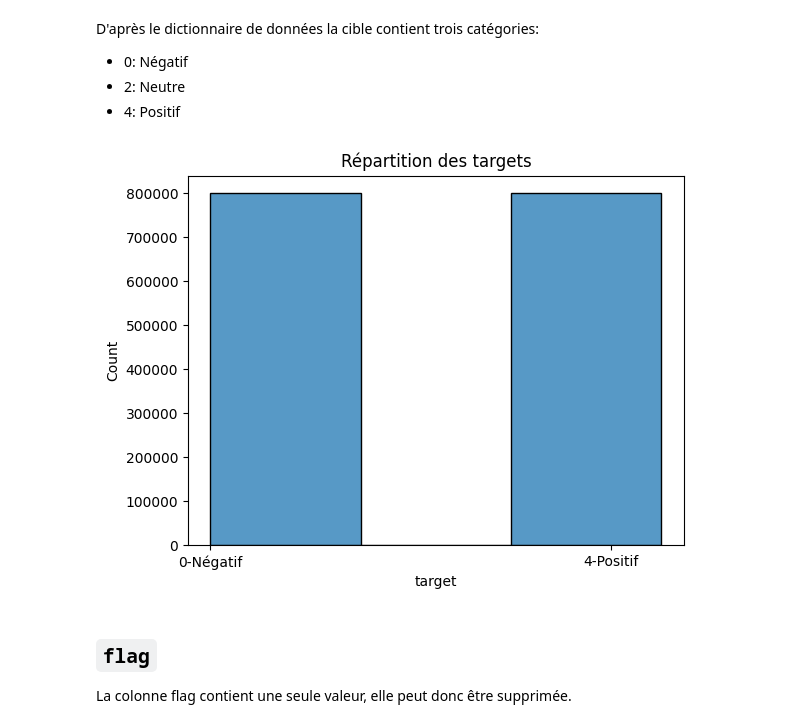
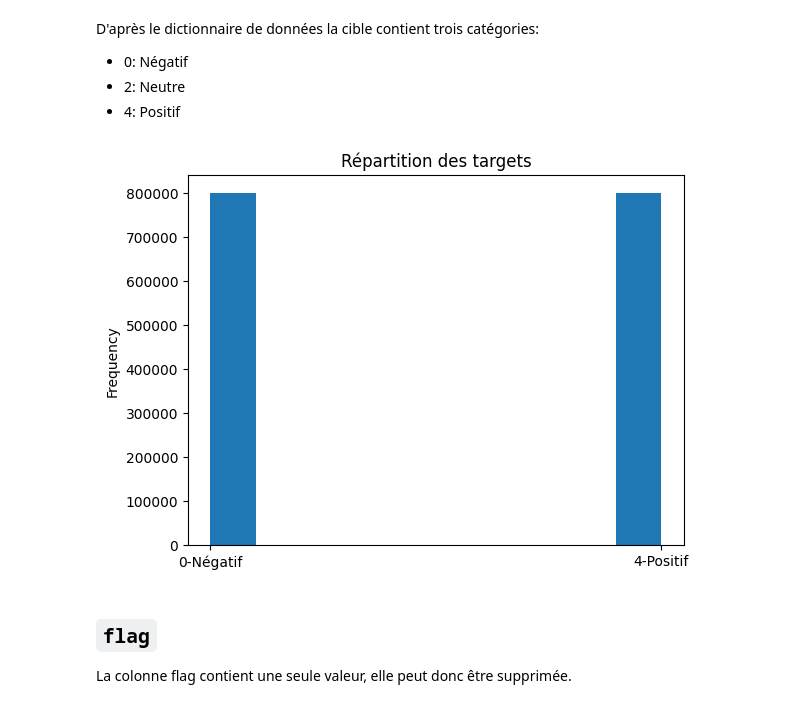
Before and after one commit to pjcggf/P7_Bad_Buzz, a Jupyter notebook: notebook.ipynb, the cells around one changed output. Drawn from its saved outputs; the diff is of its cells as text; code cells hidden in the pictures.

```diff
--- a/notebook.ipynb
+++ b/notebook.ipynb
@@ -227,7 +209,7 @@ client = mlflow.MlflowClient(tracking_uri="http://127.0.0.1:8080")
 # Import des données
 # %%
 DATASET_COLUMNS = ["target", "ids", "date", "flag", "user", "text"]
-df = pd.read_csv('./data/training.1600000.processed.noemoticon.csv', encoding='latin', header=None, names=DATASET_COLUMNS)
+df = pd.read_csv('./p7_global/data/training.1600000.processed.noemoticon.csv', encoding='latin', header=None, names=DATASET_COLUMNS)
 df.sample(5, random_state=32)
 # %% [output]
 |  | target | ids | date | flag | user | text |
@@ -284,13 +266,13 @@ D'après le dictionnaire de données la cible contient trois catégories:
 - 0: Négatif
 - 2: Neutre
 - 4: Positif
-# %%
-sns.histplot(data=df, x='target',binwidth = 1.5, )
-plt.xticks([0,4])
-plt.title('Répartition des targets')
-plt.xticks(ticks=[0,4], labels=["0-Négatif", "4-Positif"]);
-# %% [output]
-[figure, removed]
+# %%
+df.target.plot(kind='hist')
+plt.xticks([0,4])
+plt.title('Répartition des targets')
+plt.xticks(ticks=[0,4], labels=["0-Négatif", "4-Positif"]);
+# %% [output]
+[figure, added]
 # %% [markdown]
 ## `flag`
 
```
Also changed, not shown: parts of 74 cells of this notebook.
